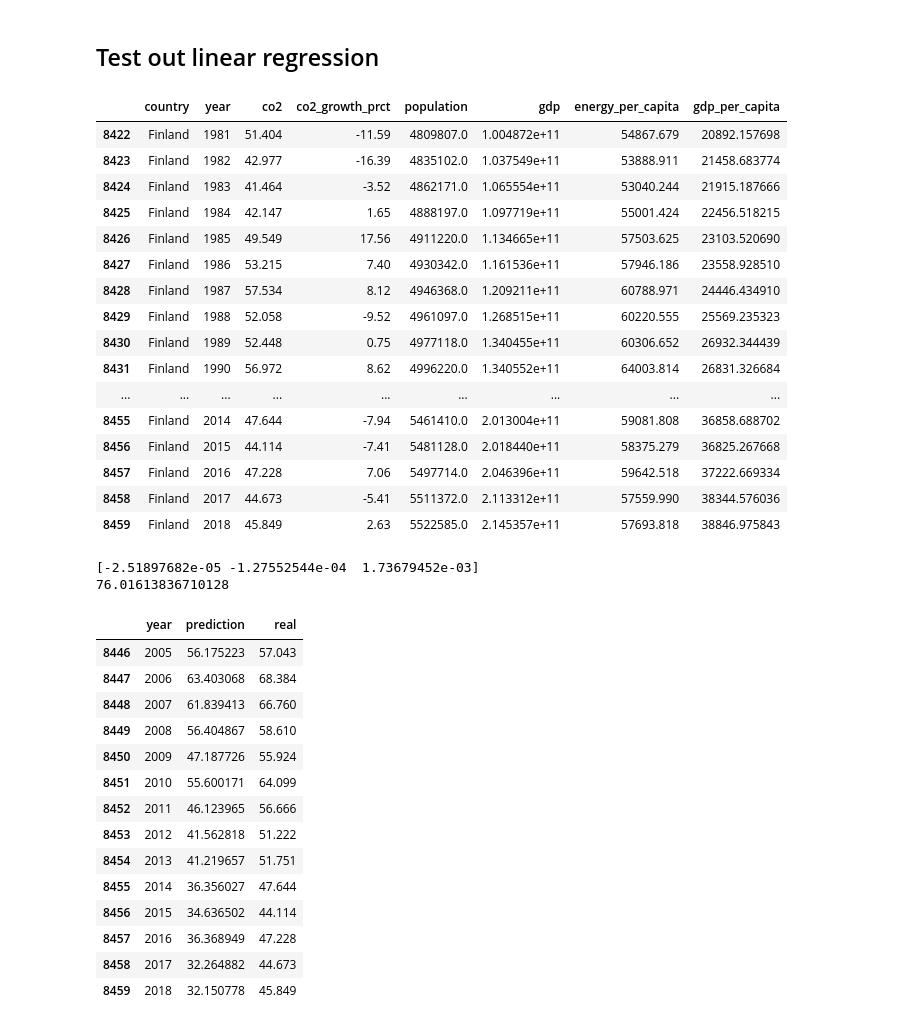
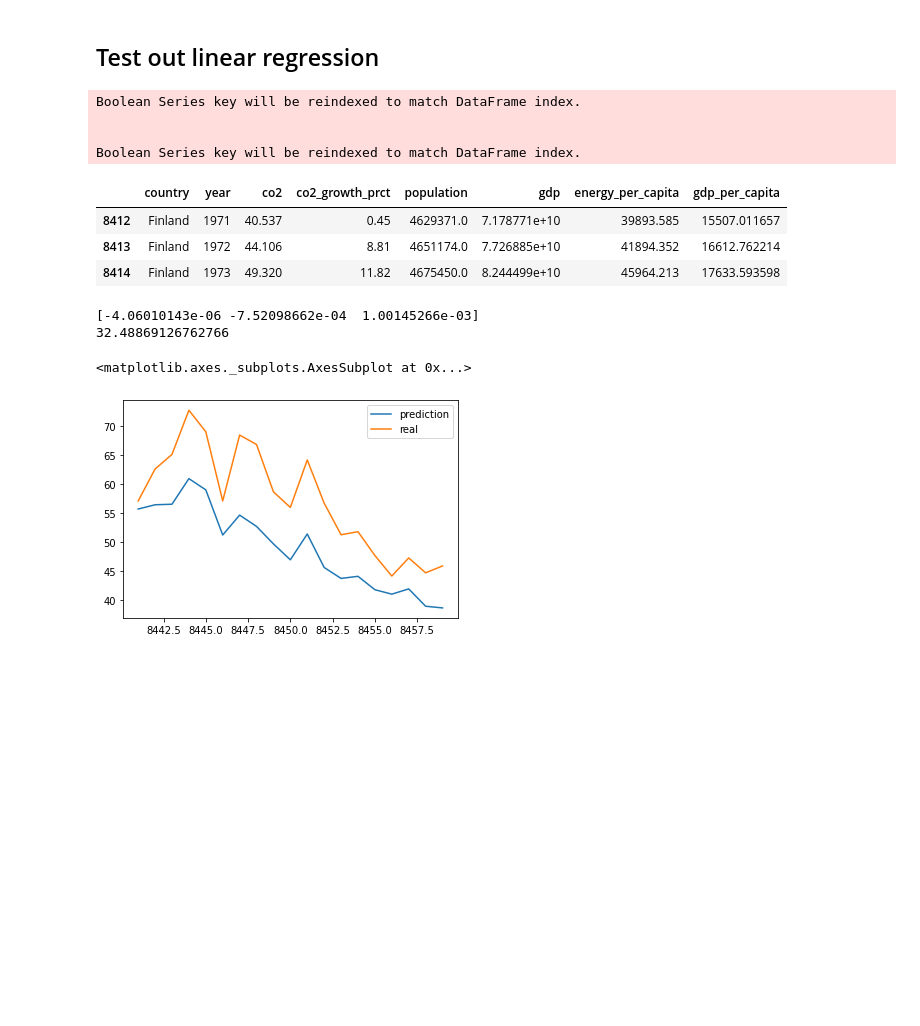
Before and after one commit to AayushKucheria/Reaktor-Communicating-Climate-Change, a Jupyter notebook: Data exploration.ipynb, the cells around one changed output. Cells and saved outputs as stored; diff of their text form; code cells hidden in the pictures; blank space fills up the shorter version.

```diff
--- a/Data exploration.ipynb
+++ b/Data exploration.ipynb
@@ -326,31 +328,22 @@ Could possibly do this process (outliers -> viz) for more variables (per_capita,
 from sklearn.linear_model import LinearRegression
 # %%
 fi = df[df.country == "Finland"]
-fi = fi[df.year > 1980]
+fi = fi[df.year > 1970]
 fi = fi[df.year < 2019]
 fi = fi[["country", "year", "co2", "co2_growth_prct", "population", "gdp", "energy_per_capita"]]
 fi["gdp_per_capita"] = fi["gdp"] / fi["population"]
-fi
+fi.head(3)
 # %% [output]
+Boolean Series key will be reindexed to match DataFrame index.
+
+
+Boolean Series key will be reindexed to match DataFrame index.
 |  | country | year | co2 | co2_growth_prct | population | gdp | energy_per_capita | gdp_per_capita |
-| 8422 | Finland | 1981 | 51.404 | -11.59 | 4809807.0 | 1.004872e+11 | 54867.679 | 20892.157698 |
-| 8423 | Finland | 1982 | 42.977 | -16.39 | 4835102.0 | 1.037549e+11 | 53888.911 | 21458.683774 |
-| 8424 | Finland | 1983 | 41.464 | -3.52 | 4862171.0 | 1.065554e+11 | 53040.244 | 21915.187666 |
-| 8425 | Finland | 1984 | 42.147 | 1.65 | 4888197.0 | 1.097719e+11 | 55001.424 | 22456.518215 |
-| 8426 | Finland | 1985 | 49.549 | 17.56 | 4911220.0 | 1.134665e+11 | 57503.625 | 23103.520690 |
-| 8427 | Finland | 1986 | 53.215 | 7.40 | 4930342.0 | 1.161536e+11 | 57946.186 | 23558.928510 |
-| 8428 | Finland | 1987 | 57.534 | 8.12 | 4946368.0 | 1.209211e+11 | 60788.971 | 24446.434910 |
-| 8429 | Finland | 1988 | 52.058 | -9.52 | 4961097.0 | 1.268515e+11 | 60220.555 | 25569.235323 |
-| 8430 | Finland | 1989 | 52.448 | 0.75 | 4977118.0 | 1.340455e+11 | 60306.652 | 26932.344439 |
-| 8431 | Finland | 1990 | 56.972 | 8.62 | 4996220.0 | 1.340552e+11 | 64003.814 | 26831.326684 |
-| ... | ... | ... | ... | ... | ... | ... | ... | ... |
-| 8455 | Finland | 2014 | 47.644 | -7.94 | 5461410.0 | 2.013004e+11 | 59081.808 | 36858.688702 |
-| 8456 | Finland | 2015 | 44.114 | -7.41 | 5481128.0 | 2.018440e+11 | 58375.279 | 36825.267668 |
-| 8457 | Finland | 2016 | 47.228 | 7.06 | 5497714.0 | 2.046396e+11 | 59642.518 | 37222.669334 |
-| 8458 | Finland | 2017 | 44.673 | -5.41 | 5511372.0 | 2.113312e+11 | 57559.990 | 38344.576036 |
-| 8459 | Finland | 2018 | 45.849 | 2.63 | 5522585.0 | 2.145357e+11 | 57693.818 | 38846.975843 |
+| 8412 | Finland | 1971 | 40.537 | 0.45 | 4629371.0 | 7.178771e+10 | 39893.585 | 15507.011657 |
+| 8413 | Finland | 1972 | 44.106 | 8.81 | 4651174.0 | 7.726885e+10 | 41894.352 | 16612.762214 |
+| 8414 | Finland | 1973 | 49.320 | 11.82 | 4675450.0 | 8.244499e+10 | 45964.213 | 17633.593598 |
 # %%
-predict_from = 2005
+predict_from = 2000
 training = fi[fi.year < predict_from]
 test = fi[fi.year >= predict_from]
 y = training.co2
@@ -365,22 +358,10 @@ prediction = reg.predict(test[["population", "gdp_per_capita", "energy_per_capit
 real = test.co2
 
 result = pd.DataFrame({"year": test.year, "prediction": prediction, "real":real})
-result
+
+result[["prediction", "real"]].plot()
 # %% [output]
-[-2.51897682e-05 -1.27552544e-04  1.73679452e-03]
-76.01613836710128
+[-4.06010143e-06 -7.52098662e-04  1.00145266e-03]
+32.48869126762766
-|  | year | prediction | real |
-| 8446 | 2005 | 56.175223 | 57.043 |
-| 8447 | 2006 | 63.403068 | 68.384 |
-| 8448 | 2007 | 61.839413 | 66.760 |
-| 8449 | 2008 | 56.404867 | 58.610 |
-| 8450 | 2009 | 47.187726 | 55.924 |
-| 8451 | 2010 | 55.600171 | 64.099 |
-| 8452 | 2011 | 46.123965 | 56.666 |
-| 8453 | 2012 | 41.562818 | 51.222 |
-| 8454 | 2013 | 41.219657 | 51.751 |
-| 8455 | 2014 | 36.356027 | 47.644 |
-| 8456 | 2015 | 34.636502 | 44.114 |
-| 8457 | 2016 | 36.368949 | 47.228 |
-| 8458 | 2017 | 32.264882 | 44.673 |
-| 8459 | 2018 | 32.150778 | 45.849 |
+<matplotlib.axes._subplots.AxesSubplot at 0x...>
+[figure, added]
```
Also changed, not shown: parts of 10 cells of this notebook.
